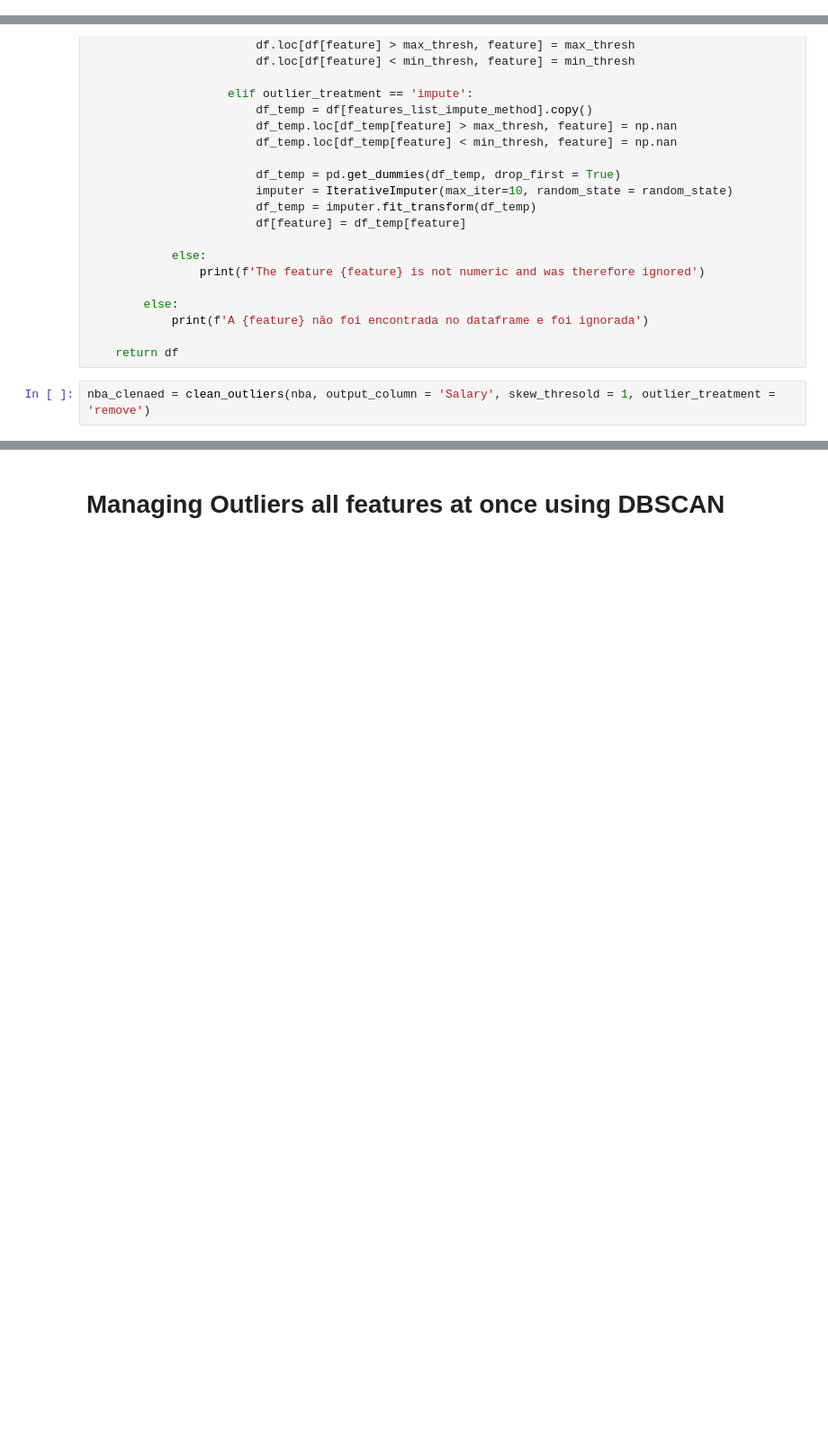
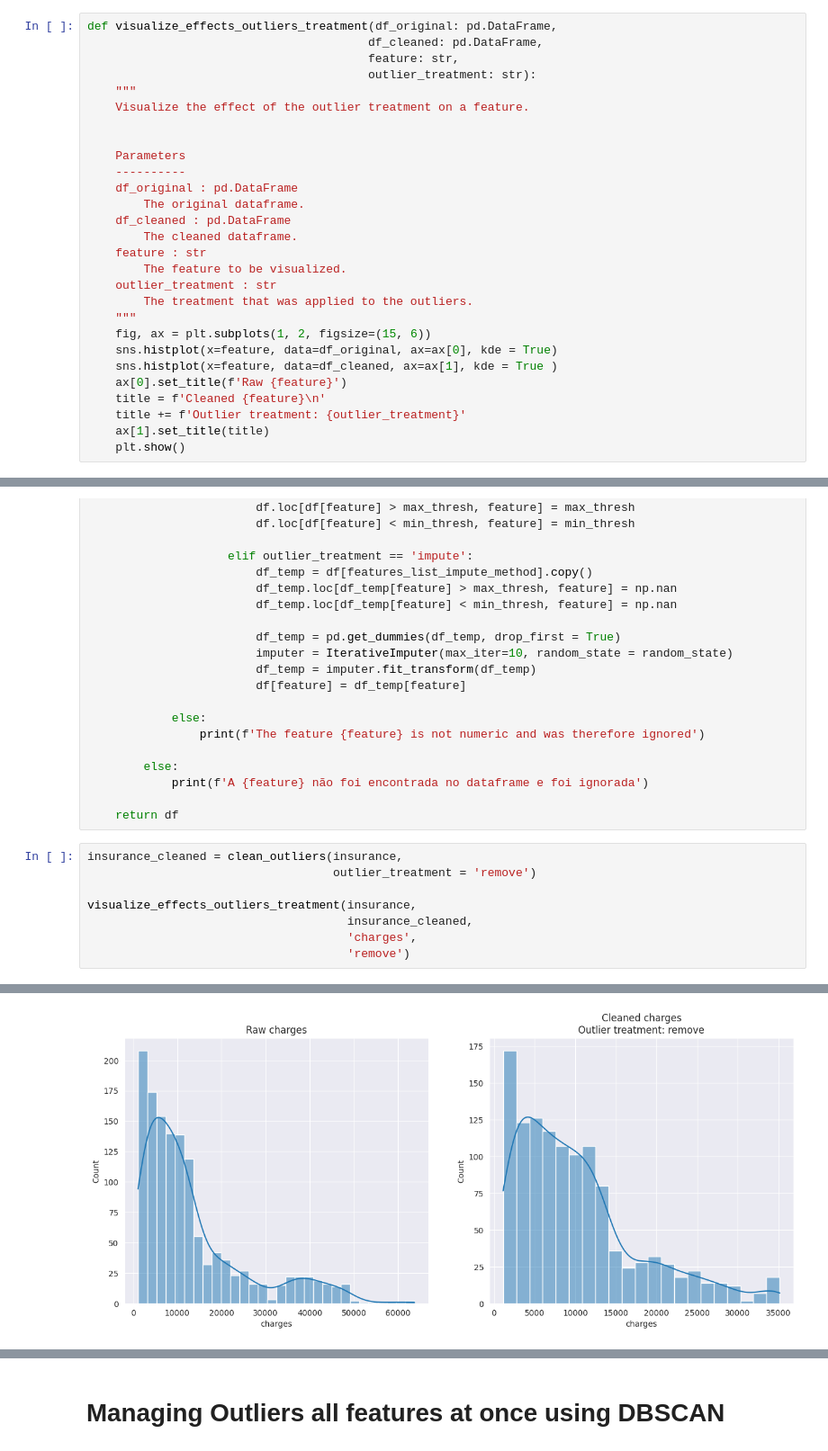
Before and after one commit to RodolfoPCruz/eda_toolkit, a Jupyter notebook: notebooks/outliers.ipynb, the cells around one changed output, grey strips where cells are left out. Shown: that part at 90% size. Saved outputs shown, nothing was run; the diff lists cells and outputs as text; blank space fills up the shorter version.

Commit message:
feat: Funcao para plotar a distribuiacao de uma features antes e depois de aplicar o metodo de tratamento de outliers. A funcao foi criada no notebook outliers.ipynb

```diff
--- a/notebooks/outliers.ipynb
+++ b/notebooks/outliers.ipynb
@@ -23,3 +25,31 @@ airbnb    = pd.read_csv('../data/airbnb/listings.csv')
+# %%
+def visualize_effects_outliers_treatment(df_original: pd.DataFrame,
+                                        df_cleaned: pd.DataFrame,
+                                        feature: str,
+                                        outlier_treatment: str):
+    """
+    Visualize the effect of the outlier treatment on a feature.
+
+
+    Parameters
+    ----------
+    df_original : pd.DataFrame
+        The original dataframe.
+    df_cleaned : pd.DataFrame
+        The cleaned dataframe.
+    feature : str
+        The feature to be visualized.
+    outlier_treatment : str
+        The treatment that was applied to the outliers.
+    """
+    fig, ax = plt.subplots(1, 2, figsize=(15, 6))
+    sns.histplot(x=feature, data=df_original, ax=ax[0], kde = True)
+    sns.histplot(x=feature, data=df_cleaned, ax=ax[1], kde = True )
+    ax[0].set_title(f'Raw {feature}')
+    title = f'Cleaned {feature}\n'
+    title += f'Outlier treatment: {outlier_treatment}'
+    ax[1].set_title(title)
+    plt.show()
 # %% [markdown]
 # Managing outliers one feature at a time
 # %% [markdown]
@@ -311,5 +341,11 @@ def clean_outliers(df: pd.DataFrame, features_list: list = None,
 
     return df
 # %%
-nba_clenaed = clean_outliers(nba, output_column = 'Salary', skew_thresold = 1, outlier_treatment = 'remove')
+insurance_cleaned = clean_outliers(insurance,
+                                   outlier_treatment = 'remove')
+
+visualize_effects_outliers_treatment(insurance,
+                                     insurance_cleaned,
+                                     'charges',
+                                     'remove')
 # %% [output]
@@ -332,0 +366 @@ The feature Player-additional is not numeric and was therefore ignored
+[figure, added]
```
Also changed, not shown: parts of 4 cells of this notebook.
